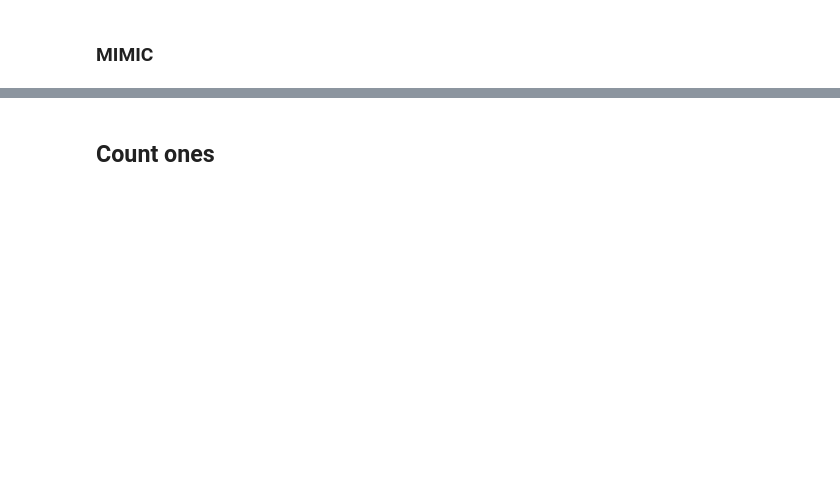
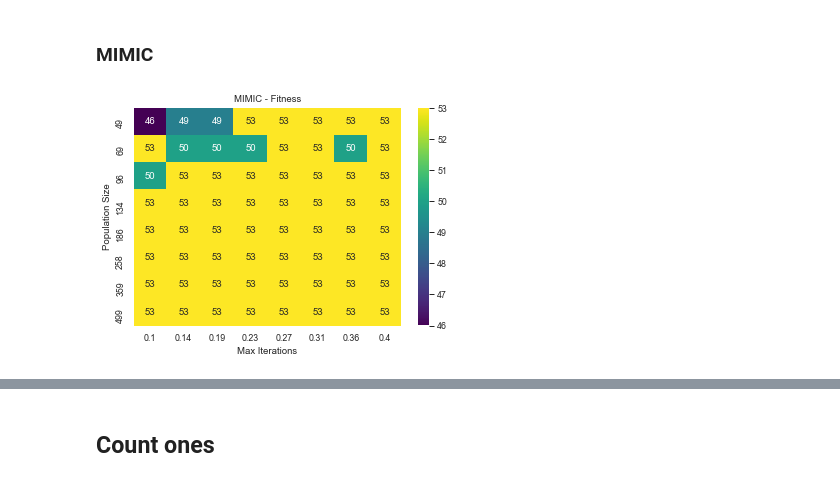
Before and after one commit to mkecera/cs7641-randomized-optimization, a Jupyter notebook: assignment2.ipynb, the cells around one changed output, grey strips where cells are left out. Drawn from its saved outputs; the diff is of its cells as text; code cells hidden in the pictures; blank space fills up the shorter version.

```diff
--- a/assignment2.ipynb
+++ b/assignment2.ipynb
@@ -289,12 +299,12 @@ sns_plot.get_figure().savefig(save_path + "ks_ga_hyperparam-time.png", dpi=100)
 # %% [markdown]
 ### MIMIC
 # %%
-pop_size = list(np.geomspace(500, 500, 8))
-keep_pct = list(np.linspace(0.1, 0.4, 8))
+pop_size = list(np.geomspace(50, 500, 8))
+max_iter = list(np.geomspace(50, 2000, 8))
 pop_size = [int(x) for x in pop_size]
-keep_pct = [round(x, 2) for x in keep_pct]
+max_iter = [int(x) for x in max_iter]
 # %%
-all_states, all_fitness, all_curves, run_times, pop_size_data, keep_perc_data = parameter_search(
+all_states, all_fitness, all_curves, run_times, pop_size_data, max_iter_data = parameter_search(
     problem=problem,
     algorithm=mlrose.mimic,
     pop_size=pop_size,
@@ -302,9 +312,11 @@ all_states, all_fitness, all_curves, run_times, pop_size_data, keep_perc_data =
     curve=True
     )
 # %%
-chart_data = pd.DataFrame({'Fitness': all_fitness, 'Population Size': pop_size_data, 'Keep Percentage': keep_perc_data})
-chart_data = chart_data.pivot(index='Population Size', columns='Keep Percentage', values='Fitness')
+chart_data = pd.DataFrame({'Fitness': all_fitness, 'Population Size': pop_size_data, 'Max Iterations': max_iter_data})
+chart_data = chart_data.pivot(index='Population Size', columns='Max Iterations', values='Fitness')
 sns.set_context("paper")
 sns_plot = sns.heatmap(chart_data, annot=True, fmt="g", cmap='viridis').set_title('MIMIC - Fitness')
 sns_plot.get_figure().savefig(save_path + "ks_mimic_hyperparam.png", dpi=100)
+# %% [output]
+[figure, added]
 # %%
```
Also changed, not shown: parts of 22 cells of this notebook.
